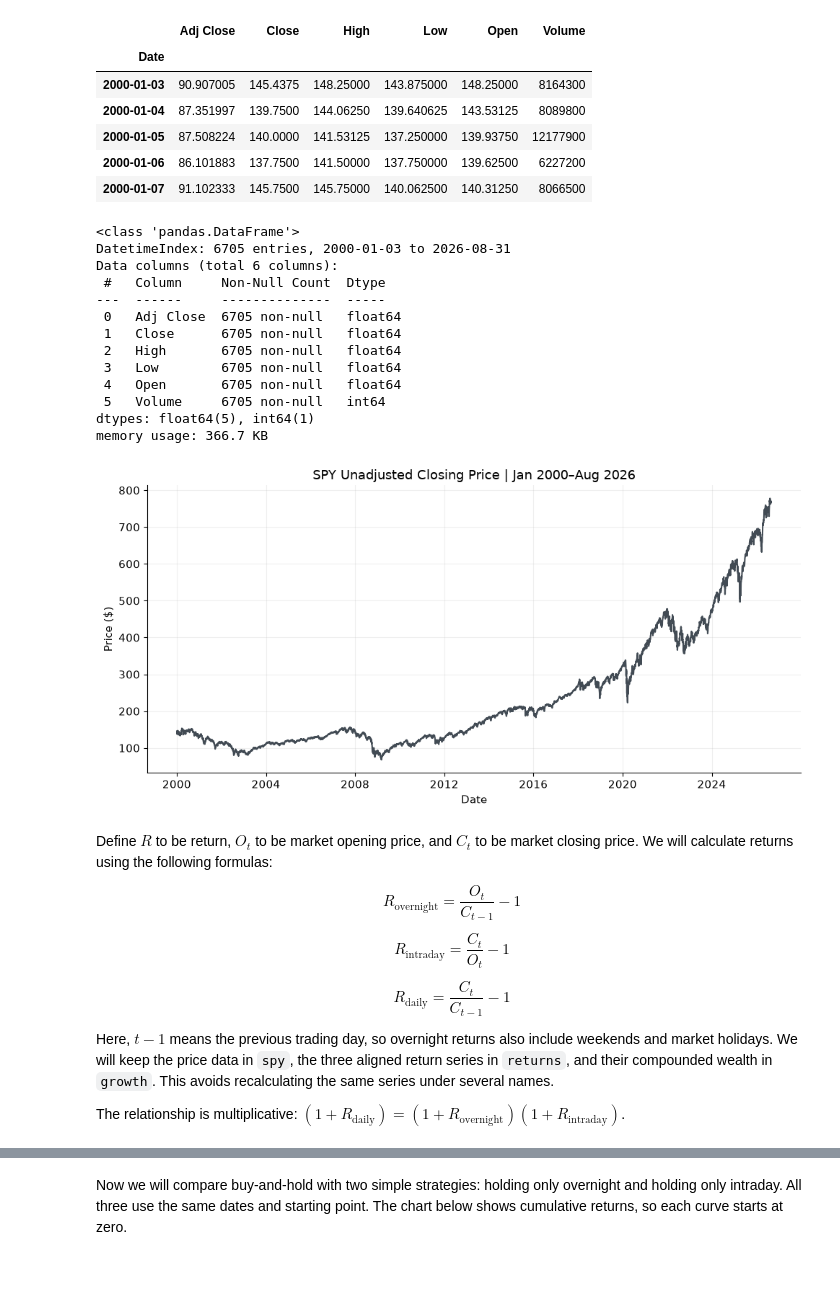
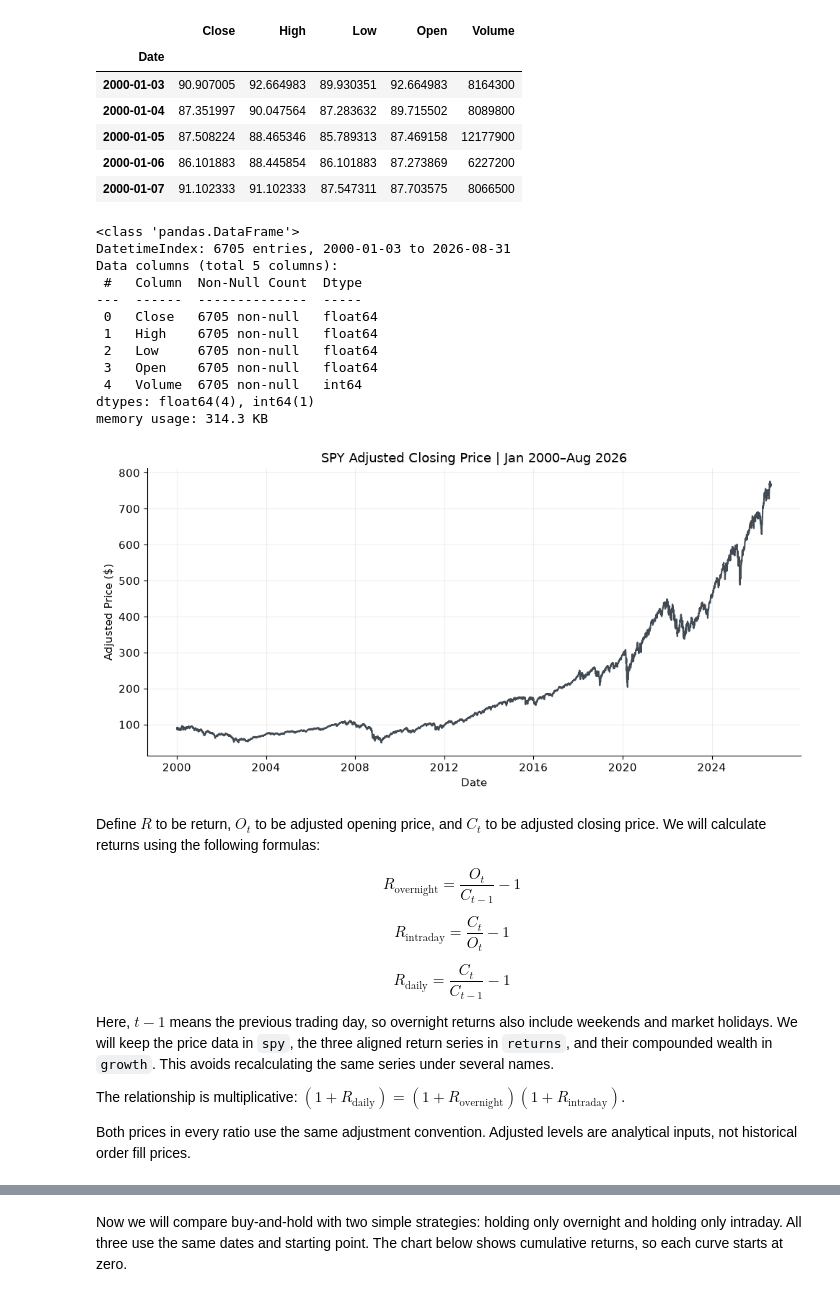
Before and after one commit to zgennette09/overnight-market-anomaly, a Jupyter notebook: Analysis.ipynb, the cells around one changed output, grey strips where cells are left out. Cells and saved outputs as stored; diff of their text form; code cells hidden in the pictures; blank space fills up the shorter version.

```diff
--- a/Analysis.ipynb
+++ b/Analysis.ipynb
@@ -64,23 +70,23 @@ ema_span = 340
 use_saved_data = True
 # %%
-# Load the saved prices, or download the same date range.
+# Use consistently adjusted OHLC prices in the saved-data and download paths.
 if use_saved_data:
-    spy = pd.read_csv("data/spy_unadjusted.csv", index_col=0, parse_dates=True)
+    spy = pd.read_csv("data/spy_adjusted.csv", index_col=0, parse_dates=True)
 else:
     spy = yf.download("SPY", start=start_date, end=end_date,
-                      auto_adjust=False, progress=False)
+                      auto_adjust=True, progress=False)
     if isinstance(spy.columns, pd.MultiIndex):
         spy.columns = spy.columns.get_level_values(0)
 
 spy.head()
 # %% [output]
-|  | Adj Close | Close | High | Low | Open | Volume |
-| Date |  |  |  |  |  |  |
-| 2000-01-03 | 90.907005 | 145.4375 | 148.25000 | 143.875000 | 148.25000 | 8164300 |
-| 2000-01-04 | 87.351997 | 139.7500 | 144.06250 | 139.640625 | 143.53125 | 8089800 |
-| 2000-01-05 | 87.508224 | 140.0000 | 141.53125 | 137.250000 | 139.93750 | 12177900 |
-| 2000-01-06 | 86.101883 | 137.7500 | 141.50000 | 137.750000 | 139.62500 | 6227200 |
-| 2000-01-07 | 91.102333 | 145.7500 | 145.75000 | 140.062500 | 140.31250 | 8066500 |
+|  | Close | High | Low | Open | Volume |
+| Date |  |  |  |  |  |
+| 2000-01-03 | 90.907005 | 92.664983 | 89.930351 | 92.664983 | 8164300 |
+| 2000-01-04 | 87.351997 | 90.047564 | 87.283632 | 89.715502 | 8089800 |
+| 2000-01-05 | 87.508224 | 88.465346 | 85.789313 | 87.469158 | 12177900 |
+| 2000-01-06 | 86.101883 | 88.445854 | 86.101883 | 87.273869 | 6227200 |
+| 2000-01-07 | 91.102333 | 91.102333 | 87.547311 | 87.703575 | 8066500 |
 # %%
 spy.info()
 
@@ -89,32 +95,39 @@ assert not spy.empty
 assert spy.index.is_unique and spy.index.is_monotonic_increasing
 assert not spy[["Open", "Close"]].isna().any().any()
 assert (spy[["Open", "Close"]] > 0).all().all()
+assert spy.index.min() >= pd.Timestamp(start_date)
+assert spy.index.max() < pd.Timestamp(end_date)
+if use_saved_data:
+    # Verify that both opening and closing prices use the same adjustment factor.
+    original_spy = pd.read_csv("data/spy_unadjusted.csv", index_col=0, parse_dates=True)
+    adjustment_factor = original_spy["Adj Close"] / original_spy["Close"]
+    np.testing.assert_allclose(spy["Open"], original_spy["Open"] * adjustment_factor)
+    np.testing.assert_allclose(spy["Close"], original_spy["Adj Close"])
 # %% [output]
 <class 'pandas.DataFrame'>
 DatetimeIndex: 6705 entries, 2000-01-03 to 2026-08-31
-Data columns (total 6 columns):
- #   Column     Non-Null Count  Dtype
----  ------     --------------  -----
- 0   Adj Close  6705 non-null   float64
- 1   Close      6705 non-null   float64
- 2   High       6705 non-null   float64
- 3   Low        6705 non-null   float64
- 4   Open       6705 non-null   float64
- 5   Volume     6705 non-null   int64
-dtypes: float64(5), int64(1)
-memory usage: 366.7 KB
+Data columns (total 5 columns):
+ #   Column  Non-Null Count  Dtype
+---  ------  --------------  -----
+ 0   Close   6705 non-null   float64
+ 1   High    6705 non-null   float64
+ 2   Low     6705 non-null   float64
+ 3   Open    6705 non-null   float64
+ 4   Volume  6705 non-null   int64
+dtypes: float64(4), int64(1)
+memory usage: 314.3 KB
 # %%
 plt.figure(figsize=(10, 5))
 plt.plot(spy.index, spy["Close"], color=benchmark_color)
-plt.title("SPY Unadjusted Closing Price | Jan 2000–Aug 2026")
-plt.ylabel("Price ($)")
+plt.title("SPY Adjusted Closing Price | Jan 2000–Aug 2026")
+plt.ylabel("Adjusted Price ($)")
 plt.xlabel("Date")
 plt.tight_layout()
 plt.show()
 # %% [output]
-[figure, old version]
+[figure, new version]
 # %% [markdown]
-Define $R$ to be return, $O_t$ to be market opening price, and $C_t$ to be market closing price. We will calculate returns using the following formulas:
+Define $R$ to be return, $O_t$ to be adjusted opening price, and $C_t$ to be adjusted closing price. We will calculate returns using the following formulas:
 
 $$
 R_{\text{overnight}} = \frac{O_t}{C_{t-1}} - 1
@@ -131,6 +144,8 @@ $$
 Here, $t-1$ means the previous trading day, so overnight returns also include weekends and market holidays. We will keep the price data in `spy`, the three aligned return series in `returns`, and their compounded wealth in `growth`. This avoids recalculating the same series under several names.
 
 The relationship is multiplicative: $(1 + R_{\text{daily}}) = (1 + R_{\text{overnight}})(1 + R_{\text{intraday}})$.
+
+Both prices in every ratio use the same adjustment convention. Adjusted levels are analytical inputs, not historical order fill prices.
 # %%
 spy["OvernightReturn"] = spy["Open"] / spy["Close"].shift(1) - 1
 spy["IntradayReturn"] = spy["Close"] / spy["Open"] - 1
```
Also changed, not shown: parts of 41 cells of this notebook, 5 other files.
